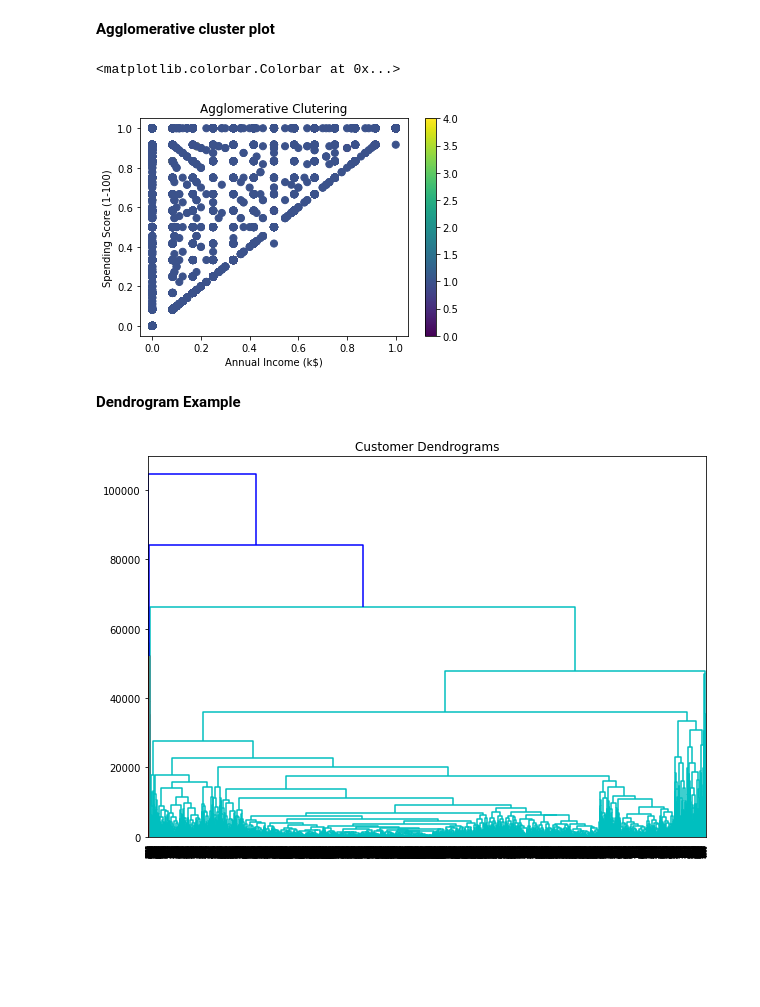
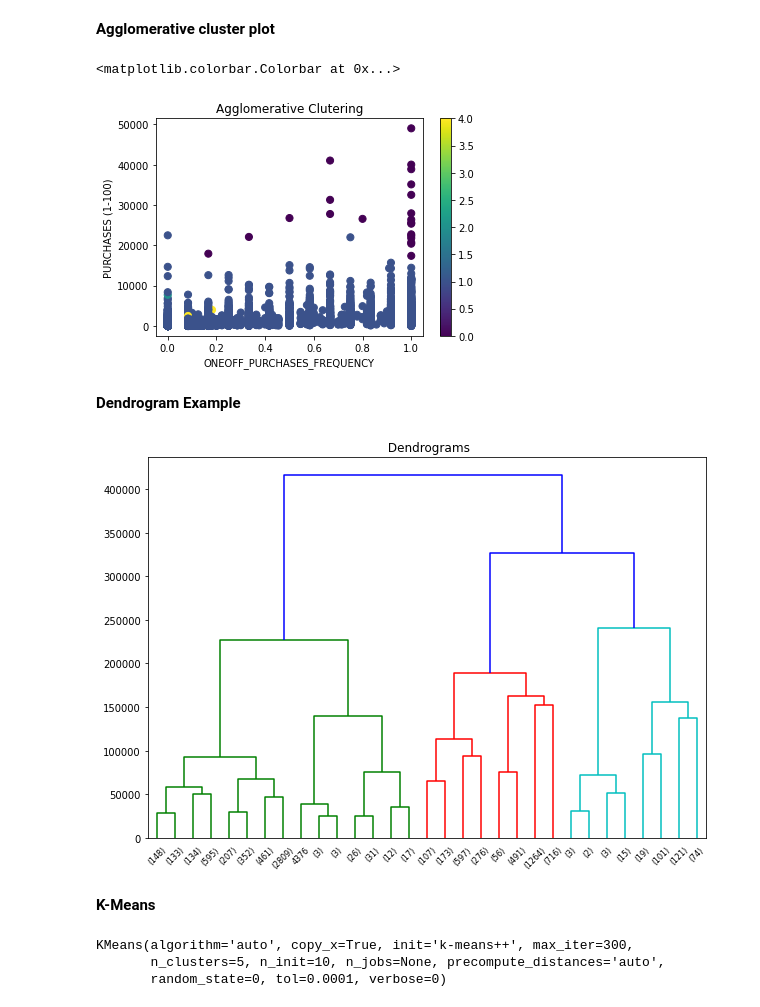
Before and after one commit to rafikaTab/CHECKPOINT_1, a Jupyter notebook: K-means & Hierarchical Clustering.ipynb, the cells around one changed output. Cells and saved outputs as stored; diff of their text form; code cells hidden in the pictures; blank space fills up the shorter version.

```diff
--- a/K-means & Hierarchical Clustering.ipynb
+++ b/K-means & Hierarchical Clustering.ipynb
@@ -204,22 +204,32 @@ agglomerative
 # %%
 import matplotlib.pyplot as plt
 fig =plt.figure()
 ax = fig.add_subplot(111)
-scatter = ax.scatter (data ['ONEOFF_PURCHASES_FREQUENCY'] , data ["PURCHASES_FREQUENCY"] , c= agglomerative[0], s=50)
+scatter = ax.scatter (data ['ONEOFF_PURCHASES_FREQUENCY'] , data ["PURCHASES"] , c= agglomerative[0], s=50)
 ax.set_title("Agglomerative Clutering")
-ax.set_xlabel("Annual Income (k$)")
-ax.set_ylabel("Spending Score (1-100)")
+ax.set_xlabel("ONEOFF_PURCHASES_FREQUENCY")
+ax.set_ylabel("PURCHASES (1-100)")
 plt.colorbar(scatter)
 # %% [output]
 <matplotlib.colorbar.Colorbar at 0x...>
-[figure, old version]
+[figure, new version]
 # %% [markdown]
 **Dendrogram Example**
 # %%
 import matplotlib.pyplot as plt
 import scipy.cluster.hierarchy as shc
 plt.figure(figsize=(10,7))
-plt.title("Customer Dendrograms")
-dend=shc.dendrogram(shc.linkage(data, method="complete"))
+plt.title(" Dendrograms")
+dend=shc.dendrogram(shc.linkage(data, method="ward"), truncate_mode='level',p=4)
 # %% [output]
-[figure, old version]
+[figure, new version]
+# %% [markdown]
+**K-Means**
+# %%
+from sklearn.cluster import KMeans  #Importing our clustering algorithm: KMeans
+kmeans=KMeans(n_clusters=5, random_state=0)  #Cluster our data by choosing 5 as number of clusters
+kmeans.fit(data)
+# %% [output]
+KMeans(algorithm='auto', copy_x=True, init='k-means++', max_iter=300,
+       n_clusters=5, n_init=10, n_jobs=None, precompute_distances='auto',
+       random_state=0, tol=0.0001, verbose=0)
```
Also changed, not shown: parts of 8 cells of this notebook.
